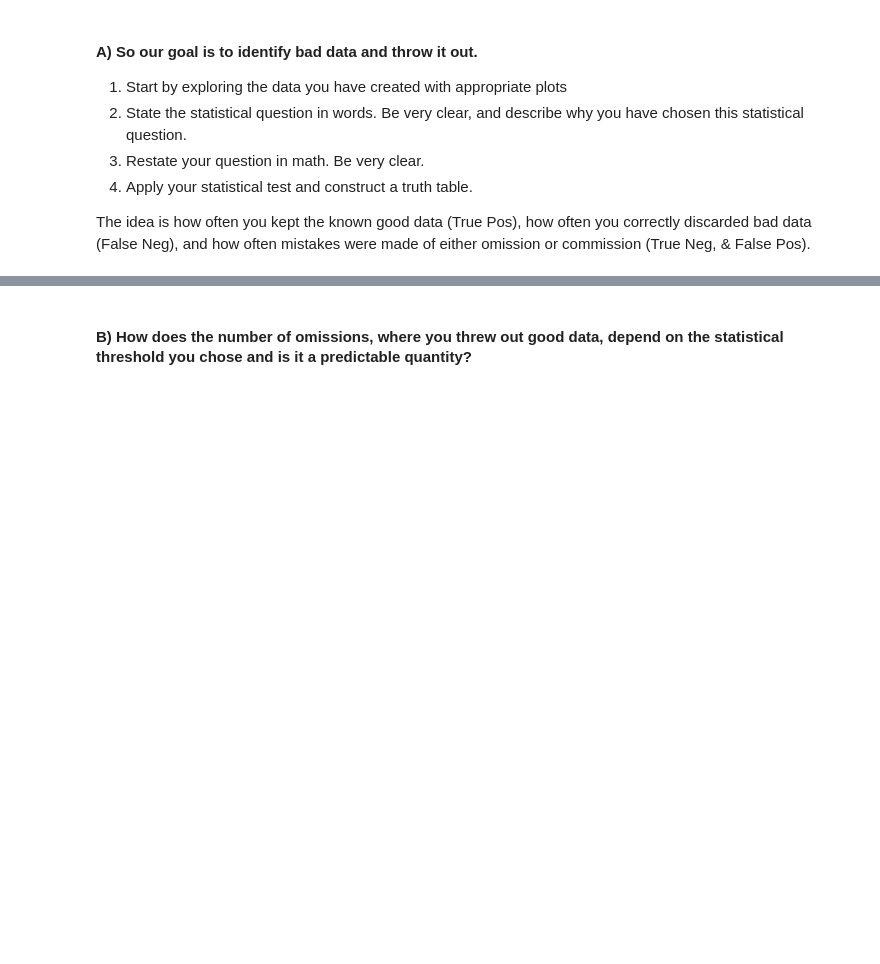
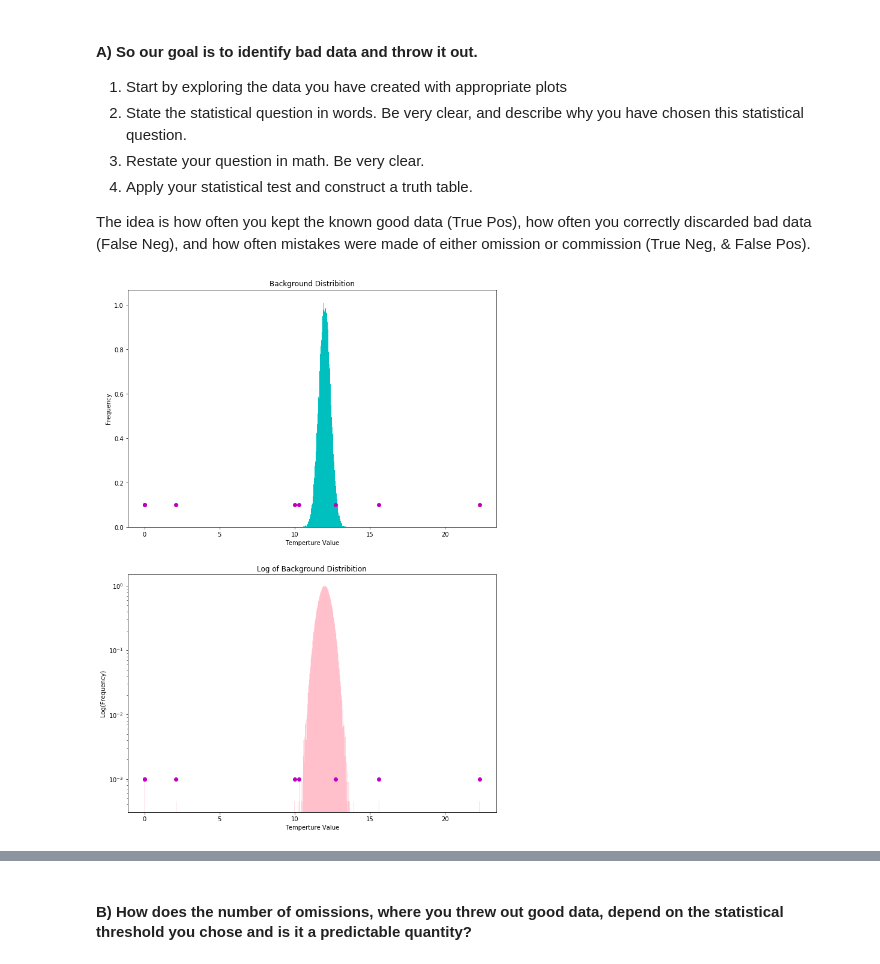
Before and after one commit to lexie98/Physics434, a Jupyter notebook: Lab3.ipynb, the cells around one changed output, grey strips where cells are left out. Cells and saved outputs as stored; diff of their text form; code cells hidden in the pictures; blank space fills up the shorter version.

```diff
--- a/Lab3.ipynb
+++ b/Lab3.ipynb
@@ -32,3 +35,24 @@ good_data = stats.norm.rvs(size=100000, loc=12, scale=0.4)
 bad_data  = [10.0,10.3,2.1,0.0,0.0,15.6,22.3,12.7]
 data = np.append(good_data, bad_data)
 x = np.linspace(0,100000,100008)
+# %%
+#plotting the background distribution linearly and logarithmically
+fig,ax = plt.subplots(2,1)
+fig.set_size_inches(11,16)
+
+for point in bad_data:
+    ax[0].plot(point,0.1, 'mo')
+    ax[1].plot(point,0.001, 'mo')
+
+ax[0].set_title("Background Distribition")
+ax[0].set_xlabel("Temperture Value")
+ax[0].set_ylabel('Frequency')
+ax[0].hist(data, bins=1001, density=True, color='c');
+
+ax[1].set_title("Log of Background Distribition")
+ax[1].set_xlabel("Temperture Value")
+ax[1].set_ylabel('Log(Frequency)')
+ax[1].set_yscale('log')
+ax[1].hist(data, bins=1001, density=True, color="pink", histtype='stepfilled');
+# %% [output]
+[figure, added]
```
Also changed, not shown: parts of 18 cells of this notebook.
